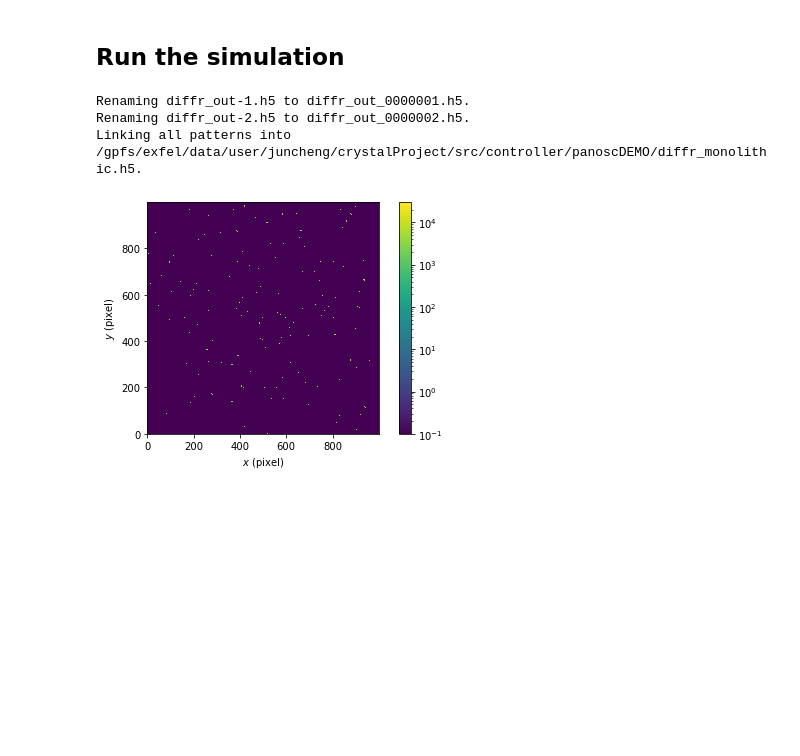
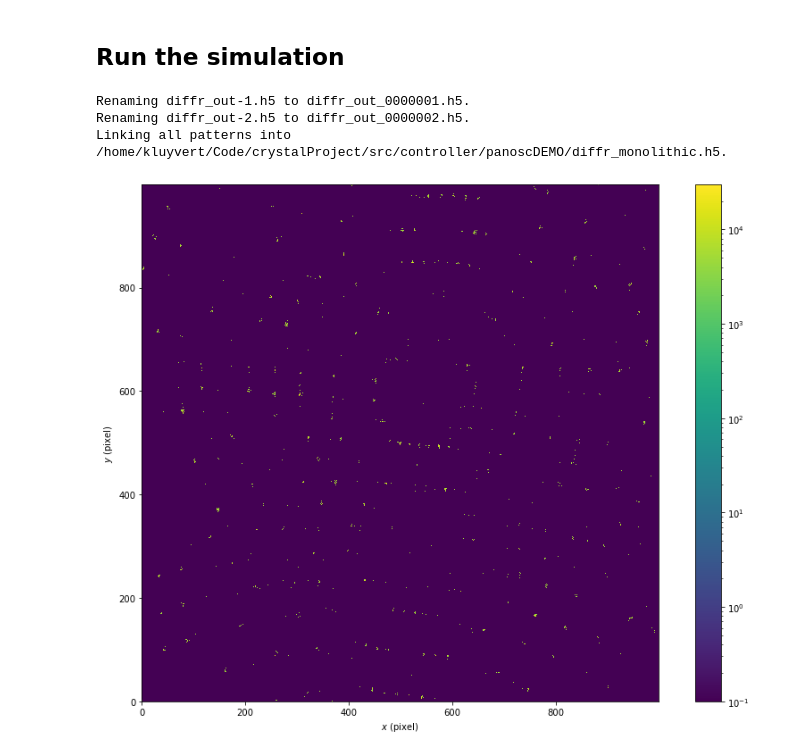
Before and after one commit to JunCEEE/crystalProject, a Jupyter notebook: src/controller/panoscDEMO/PaNOSC_DEMO-1_Monolithic.ipynb, the cells around one changed output. Saved outputs shown, nothing was run; the diff lists cells and outputs as text; code cells hidden in the pictures; blank space fills up the shorter version.

Commit message:
Bigger plots of diffraction patterns

```diff
--- a/src/controller/panoscDEMO/PaNOSC_DEMO-1_Monolithic.ipynb
+++ b/src/controller/panoscDEMO/PaNOSC_DEMO-1_Monolithic.ipynb
@@ -88,19 +91,23 @@ diffParam = CrystFELPhotonDiffractorParameters(
 diffractor = CrystFELPhotonDiffractor(
     parameters=diffParam, output_path=data_path
 )
-# %%
-diffractor.backengine()
-diffractor.saveH5()
-# %% [output]
-Renaming diffr_out-1.h5 to diffr_out_0000001.h5.
-Renaming diffr_out-2.h5 to diffr_out_0000002.h5.
-Linking all patterns into /gpfs/exfel/data/user/juncheng/crystalProject/src/controller/panoscDEMO/diffr_monolithic.h5.
+# %%
+# Ensure pattern_sim is on PATH
+os.environ['PATH'] = "/gpfs/exfel/sw/software/crystfel-0.8.0/bin/:" + os.environ['PATH']
+
+diffractor.backengine()
+diffractor.saveH5()
+# %% [output]
+Renaming diffr_out-1.h5 to diffr_out_0000001.h5.
+Renaming diffr_out-2.h5 to diffr_out_0000002.h5.
+Linking all patterns into /home/kluyvert/Code/crystalProject/src/controller/panoscDEMO/diffr_monolithic.h5.
 # %%
 analyzer = DiffractionAnalysis(
     input_path=data_path,
     pattern_indices=1,
     poissonize=True,
 )
 analyzer.plotPattern(logscale=True)
+plt.gcf().set_size_inches(12, 10)
 # %% [output]
-[figure, old version]
+[figure, new version]
```
Also changed, not shown: parts of 2 cells of this notebook, 2 other files.
